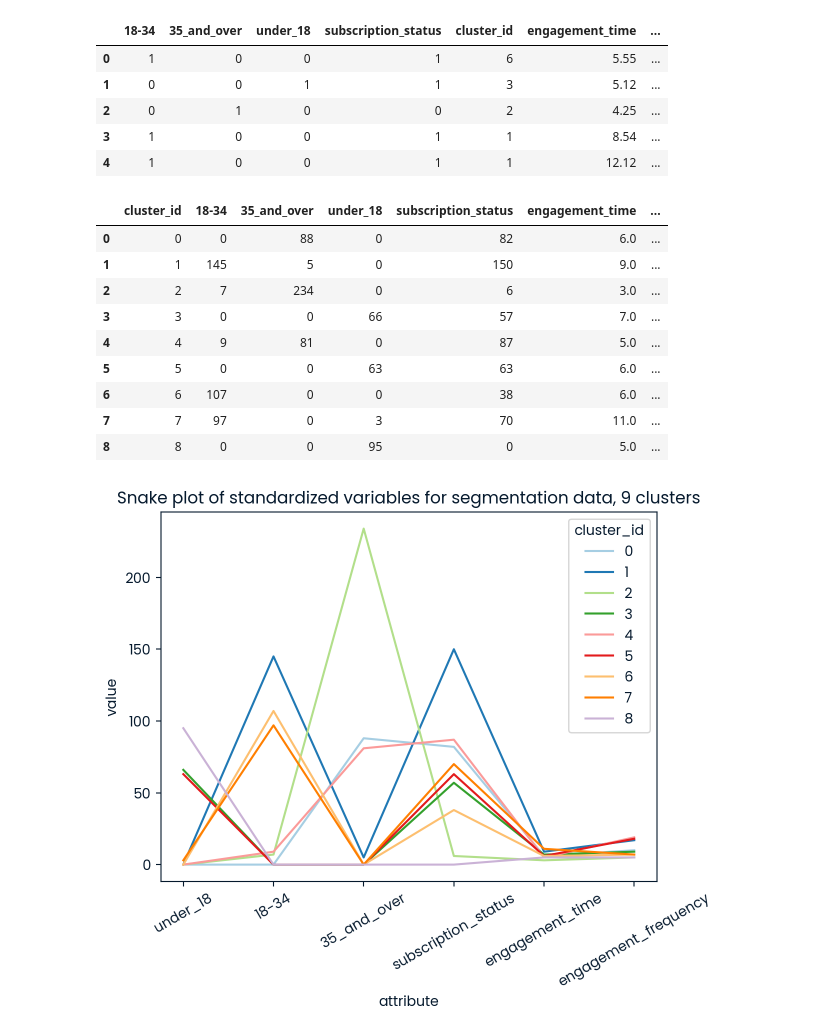
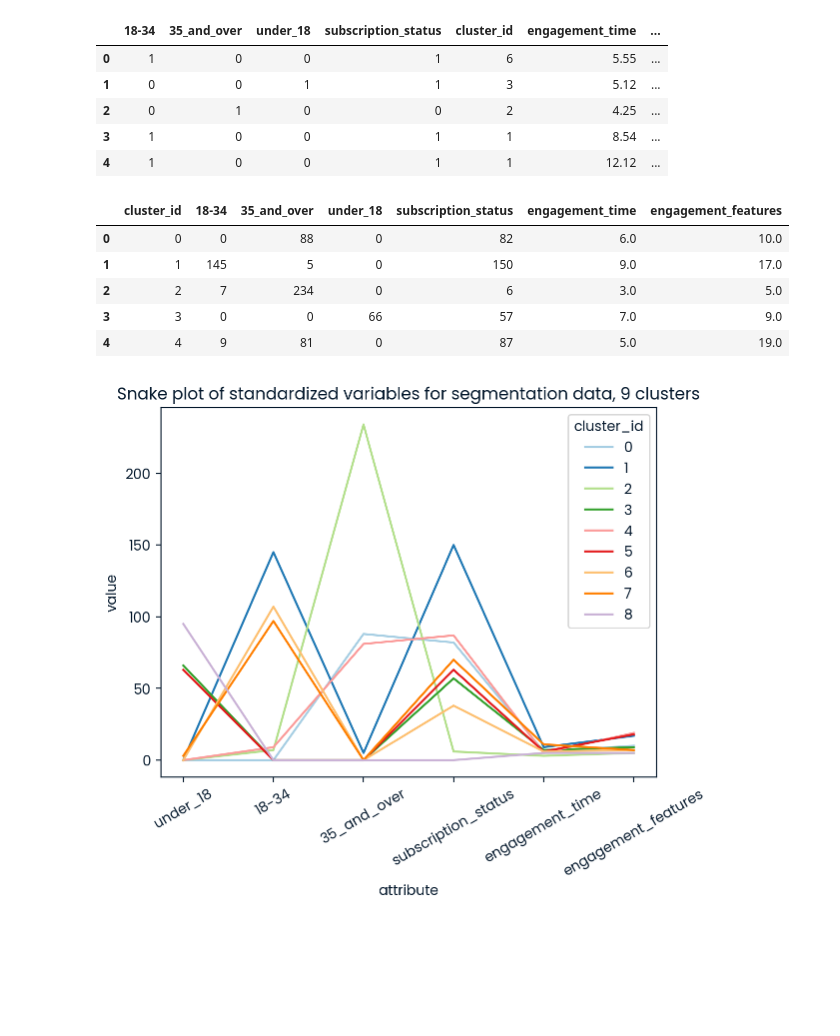
Before and after one commit to stepanaromanov/python_for_marketing_research_and_analytics, a Jupyter notebook: 8_combating_subscriber_churn_with_targeted_marketing/notebook.ipynb, the cells around one changed output. Cells and saved outputs as stored; diff of their text form; code cells hidden in the pictures; blank space fills up the shorter version.

```diff
--- a/8_combating_subscriber_churn_with_targeted_marketing/notebook.ipynb
+++ b/8_combating_subscriber_churn_with_targeted_marketing/notebook.ipynb
@@ -343,37 +339,34 @@ segmentation.head()
 | 3 | 1 | 0 | 0 | 1 | 1 | 8.54 | ... |
 | 4 | 1 | 0 | 0 | 1 | 1 | 12.12 | ... |
 # %%
+segmentation = segmentation.rename(columns={'engagement_frequency': 'engagement_features'})
 analysis = segmentation.groupby(['cluster_id']).agg({
        '18-34': np.sum,
        '35_and_over': np.sum,
        'under_18': np.sum,
        'subscription_status': np.sum,
        'engagement_time': np.mean,
-       'engagement_frequency': np.mean}).reset_index().round(0)
-analysis
+       'engagement_features': np.mean}).reset_index().round(0)
+analysis.head()
 # %% [output]
-|  | cluster_id | 18-34 | 35_and_over | under_18 | subscription_status | engagement_time | ... |
-| 0 | 0 | 0 | 88 | 0 | 82 | 6.0 | ... |
-| 1 | 1 | 145 | 5 | 0 | 150 | 9.0 | ... |
-| 2 | 2 | 7 | 234 | 0 | 6 | 3.0 | ... |
-| 3 | 3 | 0 | 0 | 66 | 57 | 7.0 | ... |
-| 4 | 4 | 9 | 81 | 0 | 87 | 5.0 | ... |
-| 5 | 5 | 0 | 0 | 63 | 63 | 6.0 | ... |
-| 6 | 6 | 107 | 0 | 0 | 38 | 6.0 | ... |
-| 7 | 7 | 97 | 0 | 3 | 70 | 11.0 | ... |
-| 8 | 8 | 0 | 0 | 95 | 0 | 5.0 | ... |
+|  | cluster_id | 18-34 | 35_and_over | under_18 | subscription_status | engagement_time | engagement_features |
+| 0 | 0 | 0 | 88 | 0 | 82 | 6.0 | 10.0 |
+| 1 | 1 | 145 | 5 | 0 | 150 | 9.0 | 17.0 |
+| 2 | 2 | 7 | 234 | 0 | 6 | 3.0 | 5.0 |
+| 3 | 3 | 0 | 0 | 66 | 57 | 7.0 | 9.0 |
+| 4 | 4 | 9 | 81 | 0 | 87 | 5.0 | 19.0 |
 # %%
-# To make snake plot we melt data into a long format so RFM values and metric names are stored in 1 column each
+# To make snake plot we melt data into a long format so values and metric names are stored in 1 column each
 clusters_melt = pd.melt(analysis.reset_index(),
                                             id_vars=['cluster_id'],
-                                            value_vars=['under_18', '18-34', '35_and_over', 'subscription_status', 'engagement_time', 'engagement_frequency'],
+                                            value_vars=['under_18', '18-34', '35_and_over', 'subscription_status', 'engagement_time', 'engagement_features'],
                                             var_name='attribute',
                                             value_name='value')
 
 # Visualize a snake plot
 plt.title('Snake plot of standardized variables for segmentation data, 9 clusters')
 sns.lineplot(x='attribute', y='value', hue='cluster_id', data=clusters_melt, palette=sns.color_palette("Paired"))
 plt.xticks(rotation=30)
 plt.show()
 # %% [output]
-[figure, old version]
+[figure, new version]
```
Also changed, not shown: parts of 4 cells of this notebook.
